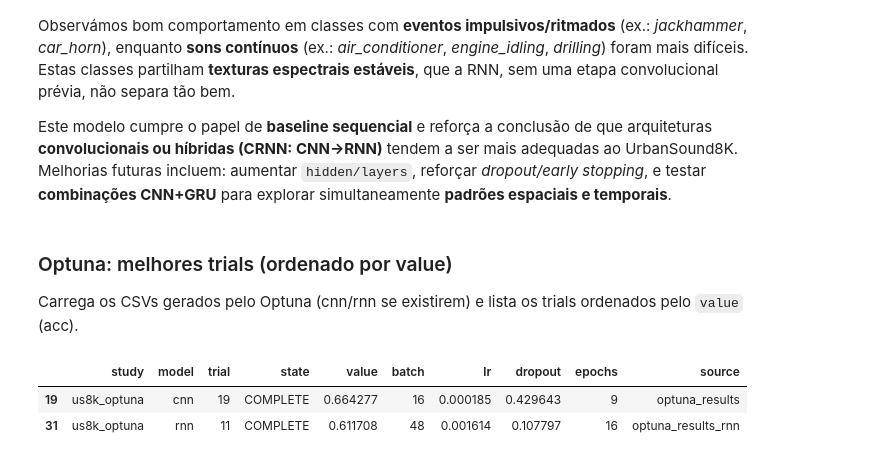
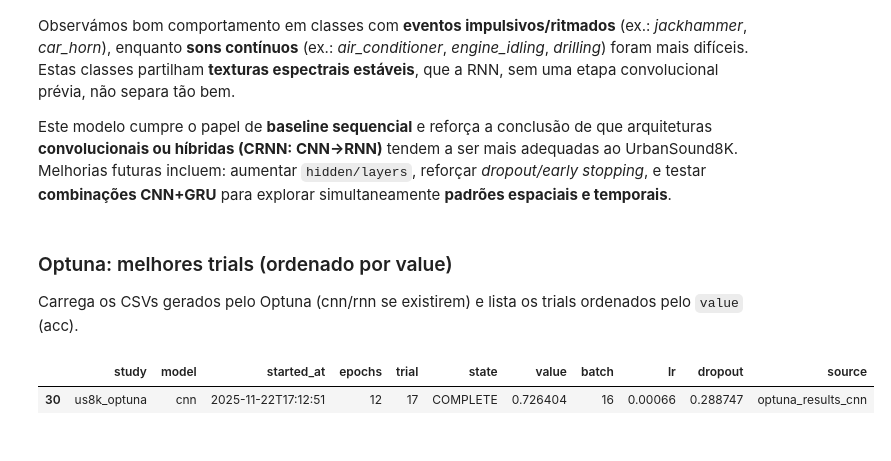
Before and after one commit to QuAleAcEna/us8k-project, a Jupyter notebook: report.ipynb, the cells around one changed output. Saved outputs shown, nothing was run; the diff lists cells and outputs as text; code cells hidden in the pictures.

```diff
--- a/report.ipynb
+++ b/report.ipynb
@@ -357,26 +357,25 @@ Carrega os CSVs gerados pelo Optuna (cnn/rnn se existirem) e lista os trials ord
 # %%
 from pathlib import Path
 import pandas as pd
 
-paths = [Path('runs/optuna_results.csv'), Path('runs/optuna_results_rnn.csv')]
+paths = [Path('runs/optuna_results_cnn.csv'), Path('runs/optuna_results_rnn.csv')]
 dfs = []
 for p in paths:
     if p.exists():
         df = pd.read_csv(p)
         df['source'] = p.stem
         dfs.append(df)
 
 if not dfs:
     raise FileNotFoundError('Nenhum CSV de optuna encontrado em runs/')
 
 optuna_df = pd.concat(dfs, ignore_index=True)
 
 
 
 # Melhor trial por modelo se a coluna existir
 if 'model' in optuna_df.columns:
     display(optuna_df.sort_values('value', ascending=False).drop_duplicates('model'))
 # %% [output]
-|  | study | model | trial | state | value | batch | lr | dropout | epochs | source |
-| 19 | us8k_optuna | cnn | 19 | COMPLETE | 0.664277 | 16 | 0.000185 | 0.429643 | 9 | optuna_results |
-| 31 | us8k_optuna | rnn | 11 | COMPLETE | 0.611708 | 48 | 0.001614 | 0.107797 | 16 | optuna_results_rnn |
+|  | study | model | started_at | epochs | trial | state | value | batch | lr | dropout | source |
+| 30 | us8k_optuna | cnn | 2025-11-22T17:12:51 | 12 | 17 | COMPLETE | 0.726404 | 16 | 0.00066 | 0.288747 | optuna_results_cnn |
```
